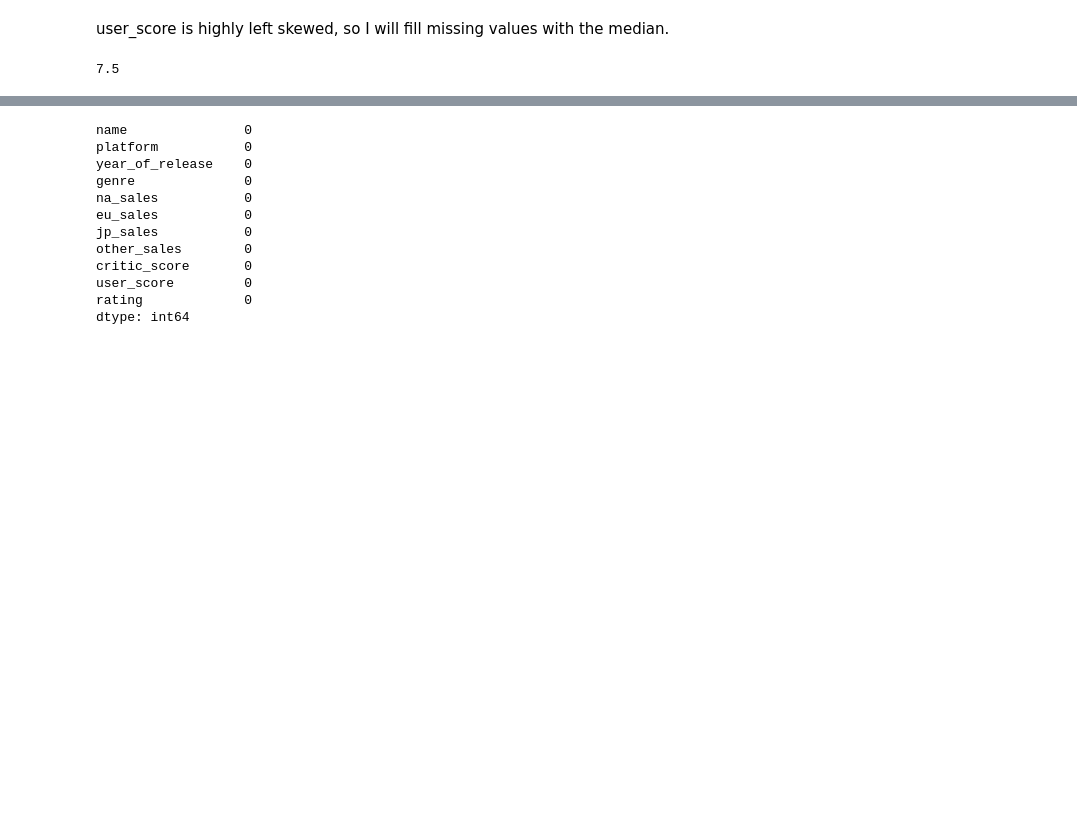
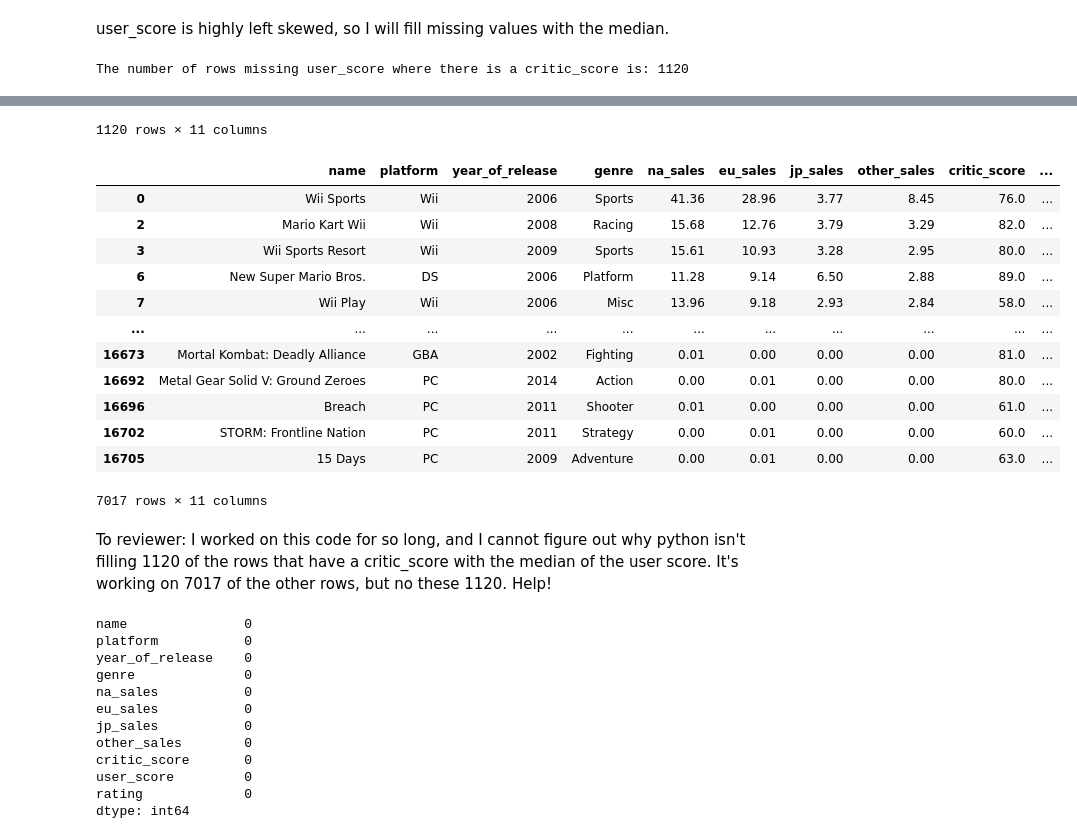
Before and after one commit to kellyshreeve/Forecasting-Global-Video-Game-Preference, a Jupyter notebook: Data Analysis.ipynb, the cells around one changed output, grey strips where cells are left out. Drawn from its saved outputs; the diff is of its cells as text; code cells hidden in the pictures; blank space fills up the shorter version.

```diff
--- a/Data Analysis.ipynb
+++ b/Data Analysis.ipynb
@@ -396,14 +367,17 @@ us_hist.update_layout({
 us_hist.show()
 # %% [markdown]
 user_score is highly left skewed, so I will fill missing values with the median.
-# %%
-print(vg['user_score'].median())
-# %% [output]
-7.5
 # %%
-# Fill rows missing user_score and not missing critic_score with median of user_score
+# Fill rows missing user_score but not missing critic_score with median of user_score
 vg['user_score'] = vg['user_score'][(vg['user_score'].isna()) & (vg['critic_score'].notna())].fillna(vg['user_score'].median())
 
-display(vg[vg['user_score']==vg['user_score'].median()].head(30))
+# Check that all appropriate values have been filled
+notna_na_2 = len(vg[(vg['user_score'].isna()) & (vg['critic_score'].notna())])
+
+print(f'The number of rows missing user_score where there is a critic_score is: {notna_na_2}')
+
+display(vg[(vg['critic_score'].notna()) & (vg['user_score'].isna())])
+display(vg[vg['user_score']==vg['user_score'].median()])
 # %% [output]
+The number of rows missing user_score where there is a critic_score is: 1120
 |  | name | platform | year_of_release | genre | na_sales | eu_sales | jp_sales | other_sales | critic_score | ... |
@@ -425,0 +395,16 @@ display(vg[vg['user_score']==vg['user_score'].median()].head(30))
+1120 rows × 11 columns
+|  | name | platform | year_of_release | genre | na_sales | eu_sales | jp_sales | other_sales | critic_score | ... |
+| 0 | Wii Sports | Wii | 2006 | Sports | 41.36 | 28.96 | 3.77 | 8.45 | 76.0 | ... |
+| 2 | Mario Kart Wii | Wii | 2008 | Racing | 15.68 | 12.76 | 3.79 | 3.29 | 82.0 | ... |
+| 3 | Wii Sports Resort | Wii | 2009 | Sports | 15.61 | 10.93 | 3.28 | 2.95 | 80.0 | ... |
+| 6 | New Super Mario Bros. | DS | 2006 | Platform | 11.28 | 9.14 | 6.50 | 2.88 | 89.0 | ... |
+| 7 | Wii Play | Wii | 2006 | Misc | 13.96 | 9.18 | 2.93 | 2.84 | 58.0 | ... |
+| ... | ... | ... | ... | ... | ... | ... | ... | ... | ... | ... |
+| 16673 | Mortal Kombat: Deadly Alliance | GBA | 2002 | Fighting | 0.01 | 0.00 | 0.00 | 0.00 | 81.0 | ... |
+| 16692 | Metal Gear Solid V: Ground Zeroes | PC | 2014 | Action | 0.00 | 0.01 | 0.00 | 0.00 | 80.0 | ... |
+| 16696 | Breach | PC | 2011 | Shooter | 0.01 | 0.00 | 0.00 | 0.00 | 61.0 | ... |
+| 16702 | STORM: Frontline Nation | PC | 2011 | Strategy | 0.00 | 0.01 | 0.00 | 0.00 | 60.0 | ... |
+| 16705 | 15 Days | PC | 2009 | Adventure | 0.00 | 0.01 | 0.00 | 0.00 | 63.0 | ... |
+7017 rows × 11 columns
+# %% [markdown]
+To reviewer: I worked on this code for so long, and I cannot figure out why python isn't filling 1120 of the rows that have a critic_score with the median of the user score. It's working on 7017 of the other rows, but no these 1120. Help!
```
Also changed, not shown: parts of 4 cells of this notebook.
